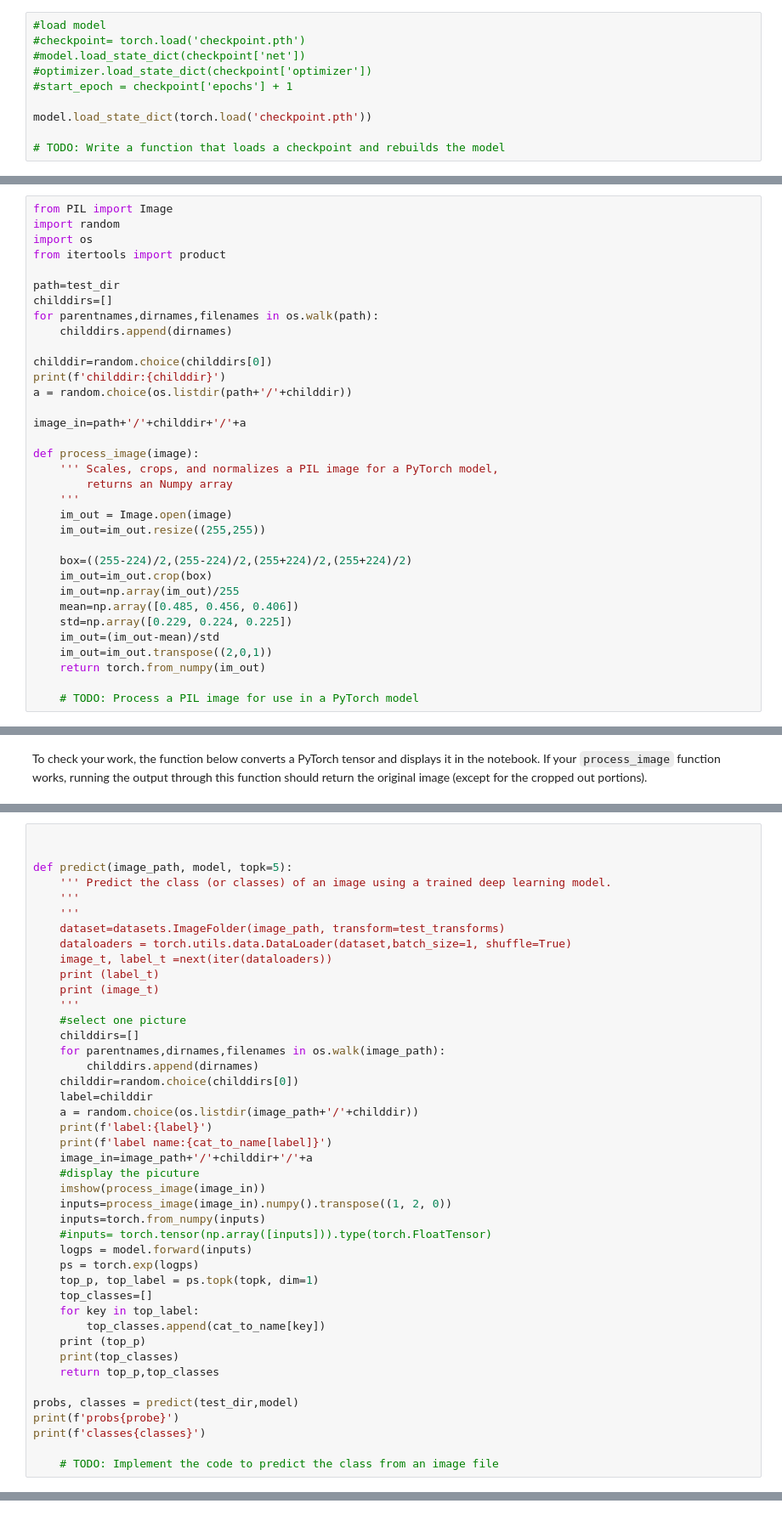
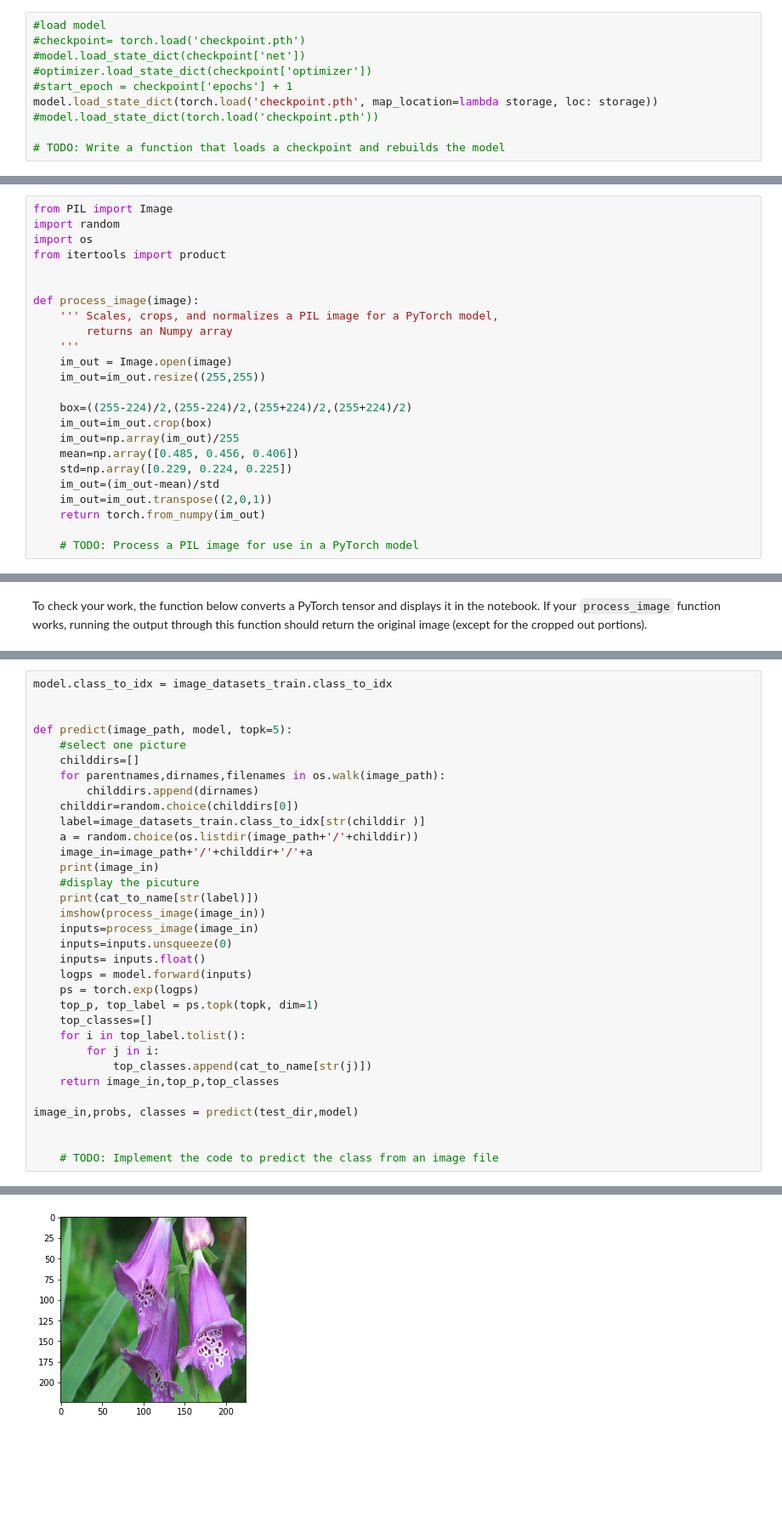
Before and after one commit to silviahan/image-classification, a Jupyter notebook: Image Classifier Project.ipynb, the cells around one changed output, grey strips where cells are left out. Shown: that part at 85% size. Drawn from its saved outputs; the diff is of its cells as text; blank space fills up the shorter version.

````diff
--- a/Image Classifier Project.ipynb
+++ b/Image Classifier Project.ipynb
@@ -252,7 +266,7 @@ At this point it's good to write a function that can load a checkpoint and rebui
 #model.load_state_dict(checkpoint['net'])
 #optimizer.load_state_dict(checkpoint['optimizer'])
 #start_epoch = checkpoint['epochs'] + 1
-
-model.load_state_dict(torch.load('checkpoint.pth'))
+model.load_state_dict(torch.load('checkpoint.pth', map_location=lambda storage, loc: storage))
+#model.load_state_dict(torch.load('checkpoint.pth'))
 
 # TODO: Write a function that loads a checkpoint and rebuilds the model
@@ -290,16 +302,6 @@ import random
 import os
 from itertools import product
 
-path=test_dir
-childdirs=[]
-for parentnames,dirnames,filenames in os.walk(path):
-    childdirs.append(dirnames)
-
-childdir=random.choice(childdirs[0])
-print(f'childdir:{childdir}')
-a = random.choice(os.listdir(path+'/'+childdir))
-
-image_in=path+'/'+childdir+'/'+a
 
 def process_image(image):
     ''' Scales, crops, and normalizes a PIL image for a PyTorch model,
@@ -364,46 +361,36 @@ print(classes)
 > ['70', '3', '45', '62', '55']
 ```
 # %%
+model.class_to_idx = image_datasets_train.class_to_idx
 
 
 def predict(image_path, model, topk=5):
-    ''' Predict the class (or classes) of an image using a trained deep learning model.
-    '''
-    '''
-    dataset=datasets.ImageFolder(image_path, transform=test_transforms)
-    dataloaders = torch.utils.data.DataLoader(dataset,batch_size=1, shuffle=True)
-    image_t, label_t =next(iter(dataloaders))
-    print (label_t)
-    print (image_t)
-    '''
     #select one picture
     childdirs=[]
     for parentnames,dirnames,filenames in os.walk(image_path):
         childdirs.append(dirnames)
     childdir=random.choice(childdirs[0])
-    label=childdir
+    label=image_datasets_train.class_to_idx[str(childdir )]
     a = random.choice(os.listdir(image_path+'/'+childdir))
-    print(f'label:{label}')
-    print(f'label name:{cat_to_name[label]}')
     image_in=image_path+'/'+childdir+'/'+a
+    print(image_in)
     #display the picuture
+    print(cat_to_name[str(label)])
     imshow(process_image(image_in))
-    inputs=process_image(image_in).numpy().transpose((1, 2, 0))
-    inputs=torch.from_numpy(inputs)
-    #inputs= torch.tensor(np.array([inputs])).type(torch.FloatTensor)
+    inputs=process_image(image_in)
+    inputs=inputs.unsqueeze(0)
+    inputs= inputs.float()
     logps = model.forward(inputs)
     ps = torch.exp(logps)
     top_p, top_label = ps.topk(topk, dim=1)
     top_classes=[]
-    for key in top_label:
-        top_classes.append(cat_to_name[key])
-    print (top_p)
-    print(top_classes)
-    return top_p,top_classes
+    for i in top_label.tolist():
+        for j in i:
+            top_classes.append(cat_to_name[str(j)])
+    return image_in,top_p,top_classes
 
-probs, classes = predict(test_dir,model)
-print(f'probs{probe}')
-print(f'classes{classes}')
+image_in,probs, classes = predict(test_dir,model)
+
 
     # TODO: Implement the code to predict the class from an image file
 # %% [output]
@@ -411,3 +399,4 @@ NameError: name 'model' is not defined
+[figure, added]
 # %% [markdown]
 ## Sanity Checking
 
````
Also changed, not shown: parts of 10 cells of this notebook.
